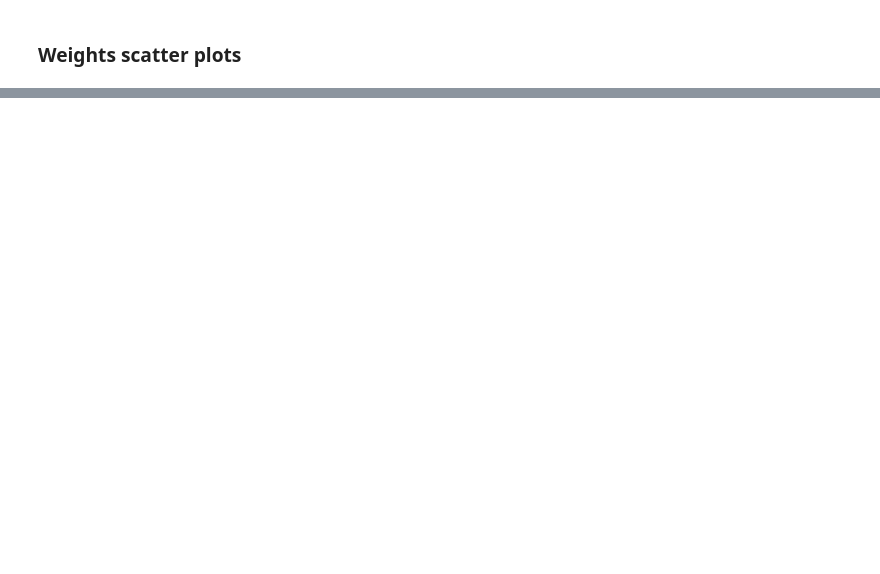
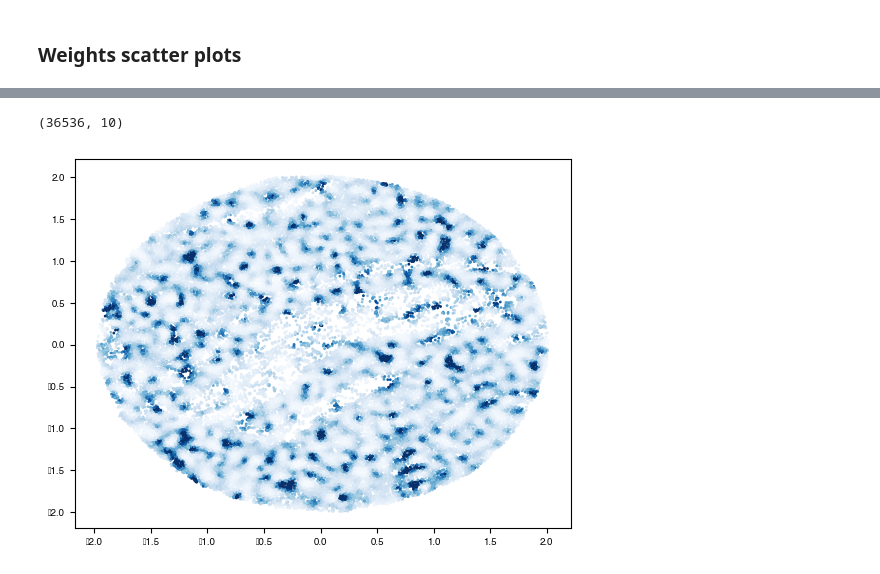
Before and after one commit to bioFAM/mofaflex-analysis, a Jupyter notebook: comparison_nsf/analysis.ipynb, the cells around one changed output, grey strips where cells are left out. Saved outputs shown, nothing was run; the diff lists cells and outputs as text; code cells hidden in the pictures; blank space fills up the shorter version.

```diff
--- a/comparison_nsf/analysis.ipynb
+++ b/comparison_nsf/analysis.ipynb
@@ -247,0 +321,14 @@ plot.show()
+# %%
+import dill as pkl
+
+insf = pkl.load(open("insf.pkl", "rb"))
+# %%
+insf["spatial"]["factors"]
+# %% [output]
+(36536, 10)
+# %%
+import matplotlib.pyplot as plt
+plt.scatter(spatial[:, 0], spatial[:, 1], c=insf["spatial"]["factors"][:, 2], cmap="Blues", s=1, vmax=0.0001)
+plt.show()
+# %% [output]
+[figure, added]
```
Also changed, not shown: parts of 15 cells of this notebook, 14 other files.
